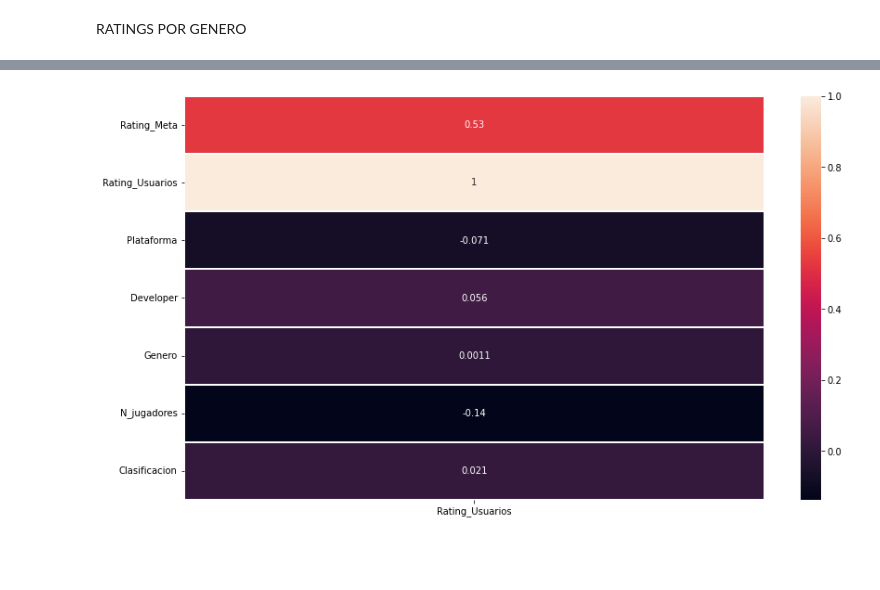
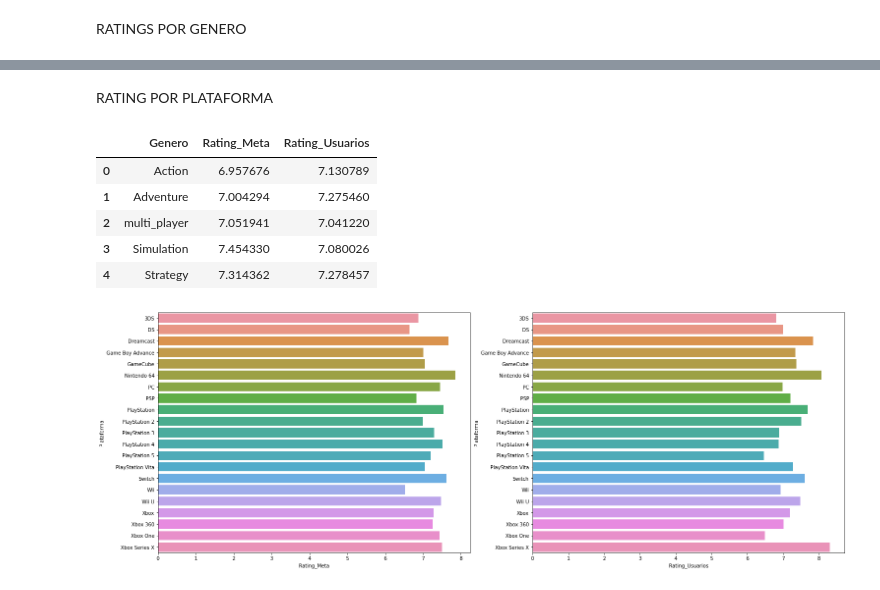
Before and after one commit to k-i-r-b-y/Proyecto-IMT2200-Crypto_world_fluctuation, a Jupyter notebook: proyecto_cd.ipynb, the cells around one changed output, grey strips where cells are left out. Drawn from its saved outputs; the diff is of its cells as text; code cells hidden in the pictures; blank space fills up the shorter version.

```diff
--- a/proyecto_cd.ipynb
+++ b/proyecto_cd.ipynb
@@ -317,6 +240,16 @@ See the caveats in the documentation: https://pandas.pydata.org/pandas-docs/stab
-# %%
-fig,  ax = plt.subplots(1, 1, figsize=(14, 8))
-sns.heatmap(df_games.corr()[["Rating_Usuarios"]], annot=True, linewidths=0.05, ax=ax)
-plt.show()
-# %% [output]
-[figure, removed]
+# %% [markdown]
+RATING POR PLATAFORMA
+# %%
+rank_platf = df_rank_sales.groupby(by="Plataforma", as_index=False).agg({"Rating_Meta":"mean", "Rating_Usuarios": "mean"})
+fig, (ax, ax2) = plt.subplots(1,2, figsize=(25,9))
+sns.barplot(x="Rating_Meta", y="Plataforma", data=rank_platf, ax=ax)
+sns.barplot(x="Rating_Usuarios", y="Plataforma", data=rank_platf, ax=ax2)
+rank_genero.head()
+# %% [output]
+|  | Genero | Rating_Meta | Rating_Usuarios |
+| 0 | Action | 6.957676 | 7.130789 |
+| 1 | Adventure | 7.004294 | 7.275460 |
+| 2 | multi_player | 7.051941 | 7.041220 |
+| 3 | Simulation | 7.454330 | 7.080026 |
+| 4 | Strategy | 7.314362 | 7.278457 |
+[figure, added]
```
Also changed, not shown: parts of 23 cells of this notebook.
